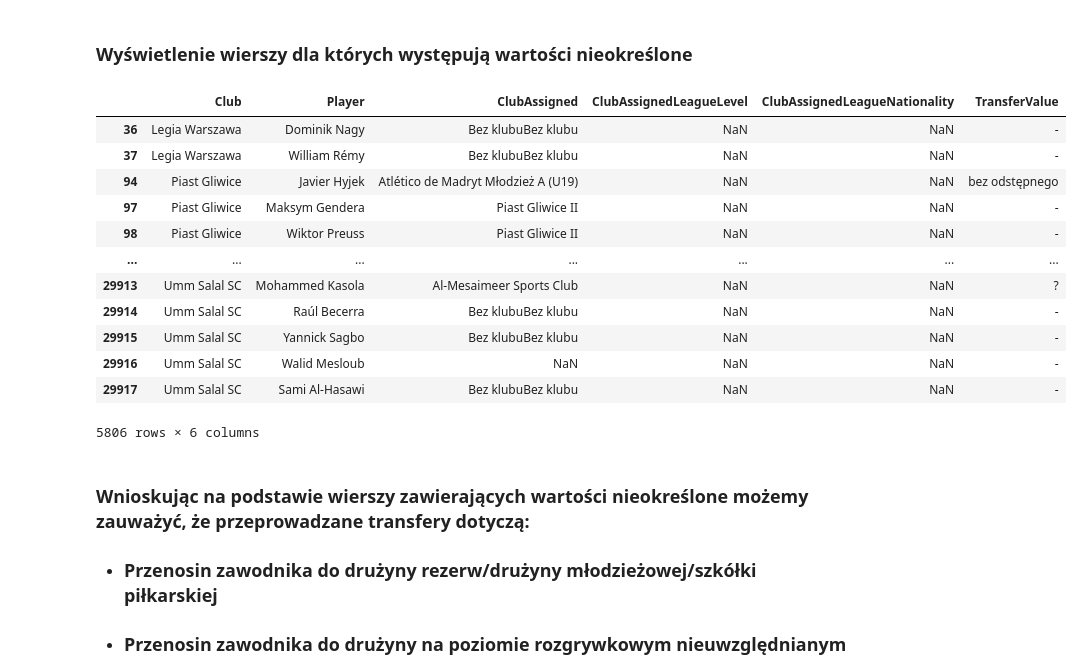
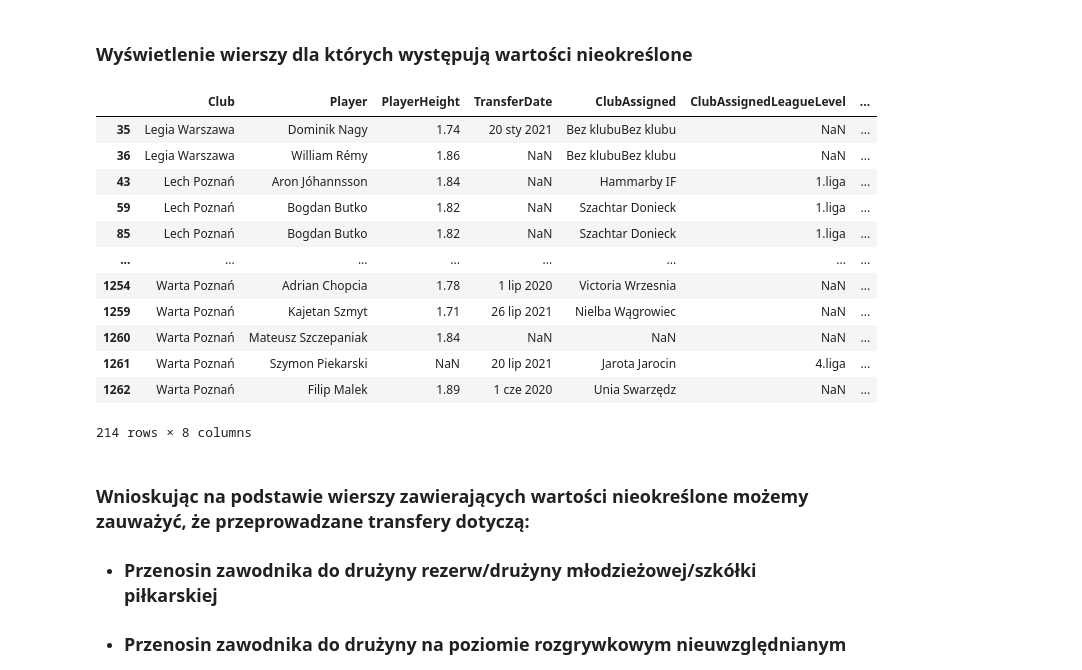
Before and after one commit to maciekgrzela/analiza-sportowa, a Jupyter notebook: czyszczenie-oraz-przygotowanie-danych.ipynb, the cells around one changed output. Cells and saved outputs as stored; diff of their text form; code cells hidden in the pictures.

```diff
--- a/czyszczenie-oraz-przygotowanie-danych.ipynb
+++ b/czyszczenie-oraz-przygotowanie-danych.ipynb
@@ -38,7 +40,8 @@ transfer_df = pd.read_csv(
     'csv/transfers-data-frame.csv',
     sep=',',
     header=0,
-    index_col=0
+    index_col=0,
+    parse_dates=['TransferDate']
 )
 
 display(transfer_df)
@@ -78,21 +82,21 @@ dtype: int64
 # %%
 is_nan = transfer_df.isna()
 rows_has_nan = is_nan.any(axis=1)
-transfer_df[rows_has_nan][["Club", "Player", "ClubAssigned", "ClubAssignedLeagueLevel", "ClubAssignedLeagueNationality", "TransferValue"]]
+transfer_df[rows_has_nan][["Club", "Player", "PlayerHeight", "TransferDate", "ClubAssigned", "ClubAssignedLeagueLevel", "ClubAssignedLeagueNationality", "TransferValue"]]
 # %% [output]
-|  | Club | Player | ClubAssigned | ClubAssignedLeagueLevel | ClubAssignedLeagueNationality | TransferValue |
-| 36 | Legia Warszawa | Dominik Nagy | Bez klubuBez klubu | NaN | NaN | - |
-| 37 | Legia Warszawa | William Rémy | Bez klubuBez klubu | NaN | NaN | - |
-| 94 | Piast Gliwice | Javier Hyjek | Atlético de Madryt Młodzież A (U19) | NaN | NaN | bez odstępnego |
-| 97 | Piast Gliwice | Maksym Gendera | Piast Gliwice II | NaN | NaN | - |
-| 98 | Piast Gliwice | Wiktor Preuss | Piast Gliwice II | NaN | NaN | - |
-| ... | ... | ... | ... | ... | ... | ... |
-| 29913 | Umm Salal SC | Mohammed Kasola | Al-Mesaimeer Sports Club | NaN | NaN | ? |
-| 29914 | Umm Salal SC | Raúl Becerra | Bez klubuBez klubu | NaN | NaN | - |
-| 29915 | Umm Salal SC | Yannick Sagbo | Bez klubuBez klubu | NaN | NaN | - |
-| 29916 | Umm Salal SC | Walid Mesloub | NaN | NaN | NaN | - |
-| 29917 | Umm Salal SC | Sami Al-Hasawi | Bez klubuBez klubu | NaN | NaN | - |
+|  | Club | Player | PlayerHeight | TransferDate | ClubAssigned | ClubAssignedLeagueLevel | ... |
+| 35 | Legia Warszawa | Dominik Nagy | 1.74 | 20 sty 2021 | Bez klubuBez klubu | NaN | ... |
+| 36 | Legia Warszawa | William Rémy | 1.86 | NaN | Bez klubuBez klubu | NaN | ... |
+| 43 | Lech Poznań | Aron Jóhannsson | 1.84 | NaN | Hammarby IF | 1.liga | ... |
+| 59 | Lech Poznań | Bogdan Butko | 1.82 | NaN | Szachtar Donieck | 1.liga | ... |
+| 85 | Lech Poznań | Bogdan Butko | 1.82 | NaN | Szachtar Donieck | 1.liga | ... |
+| ... | ... | ... | ... | ... | ... | ... | ... |
+| 1254 | Warta Poznań | Adrian Chopcia | 1.78 | 1 lip 2020 | Victoria Wrzesnia | NaN | ... |
+| 1259 | Warta Poznań | Kajetan Szmyt | 1.71 | 26 lip 2021 | Nielba Wągrowiec | NaN | ... |
+| 1260 | Warta Poznań | Mateusz Szczepaniak | 1.84 | NaN | NaN | NaN | ... |
+| 1261 | Warta Poznań | Szymon Piekarski | NaN | 20 lip 2021 | Jarota Jarocin | 4.liga | ... |
+| 1262 | Warta Poznań | Filip Malek | 1.89 | 1 cze 2020 | Unia Swarzędz | NaN | ... |
-5806 rows × 6 columns
+214 rows × 8 columns
 # %% [markdown]
 ### Wnioskując na podstawie wierszy zawierających wartości nieokreślone możemy zauważyć, że przeprowadzane transfery dotyczą:
 + ### Przenosin zawodnika do drużyny rezerw/drużyny młodzieżowej/szkółki piłkarskiej
```
Also changed, not shown: parts of 21 cells of this notebook, 26 other files.
